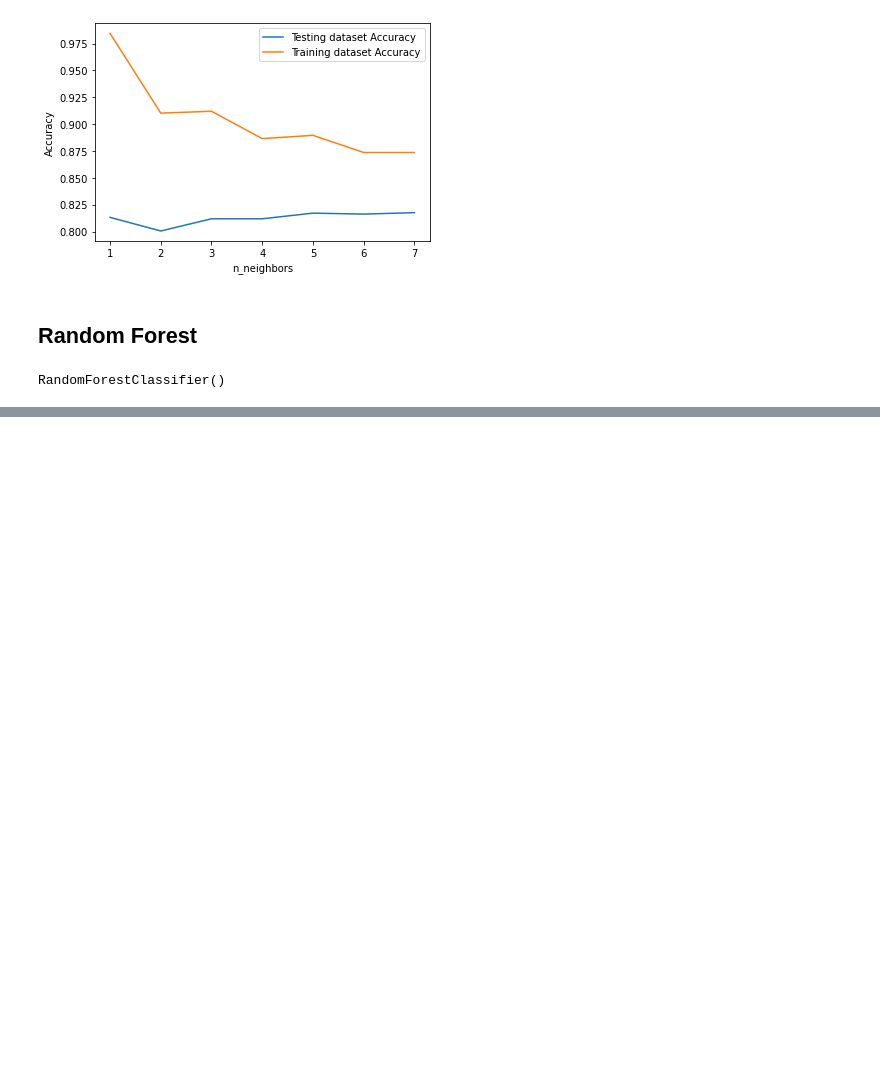
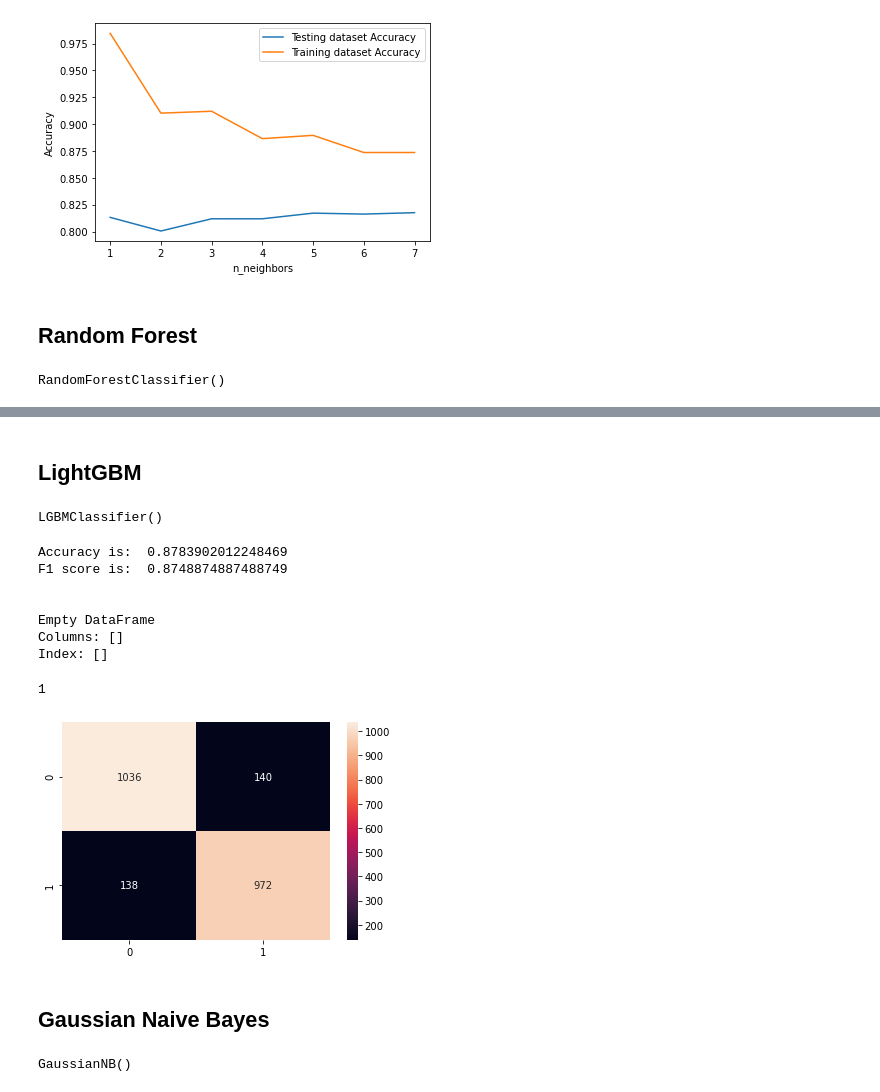
Before and after one commit to devsec-ansh/Phishing-Scam-Detection-Using-Ensemble-Machine-Learning-and-NLP, a Jupyter notebook: Phishing Detection Using ML/Phishing Detection Model Training.ipynb, the cells around one changed output, grey strips where cells are left out. Drawn from its saved outputs; the diff is of its cells as text; code cells hidden in the pictures; blank space fills up the shorter version.

```diff
--- a/Phishing Detection Using ML/Phishing Detection Model Training.ipynb
+++ b/Phishing Detection Using ML/Phishing Detection Model Training.ipynb
@@ -452,0 +455,28 @@ Index: []
+# %% [markdown]
+## LightGBM
+# %%
+import lightgbm as lgb
+model = lgb.LGBMClassifier()
+model.fit(X_train_chi, Y_train)
+# %% [output]
+LGBMClassifier()
+# %%
+generate_accuracy_and_heatmap(model, X_test_chi, Y_test)
+# %% [output]
+Accuracy is:  0.8783902012248469
+F1 score is:  0.8748874887488749
+
+
+Empty DataFrame
+Columns: []
+Index: []
+1
+[figure, added]
+# %% [markdown]
+## Gaussian Naive Bayes
+# %%
+from sklearn.naive_bayes import GaussianNB
+model = GaussianNB()
+model.fit(X_train_chi, Y_train)
+# %% [output]
+GaussianNB()
```
Also changed, not shown: parts of 14 cells of this notebook.
